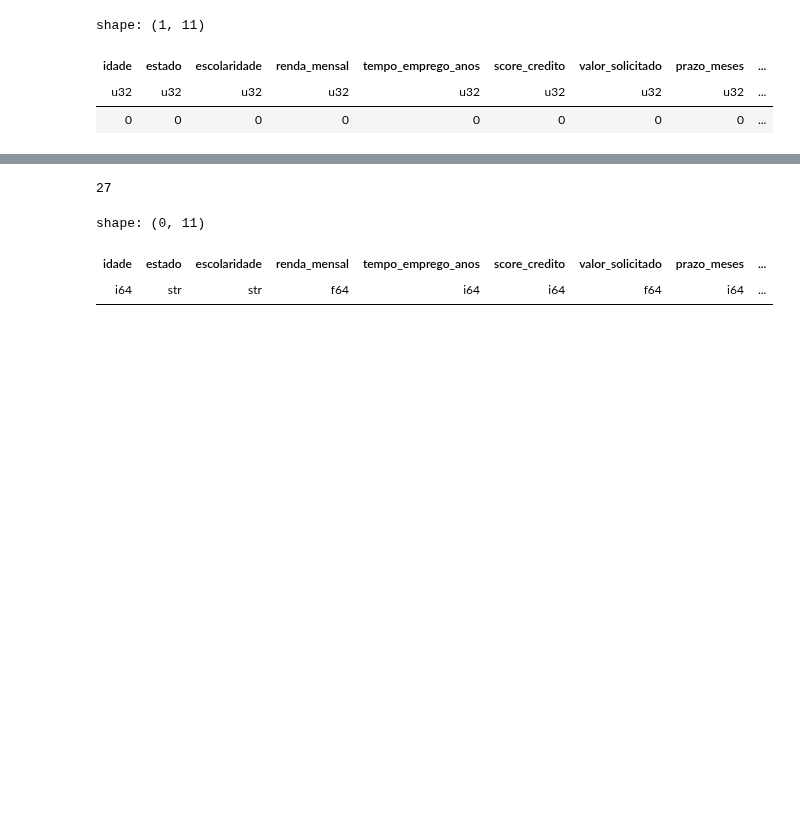
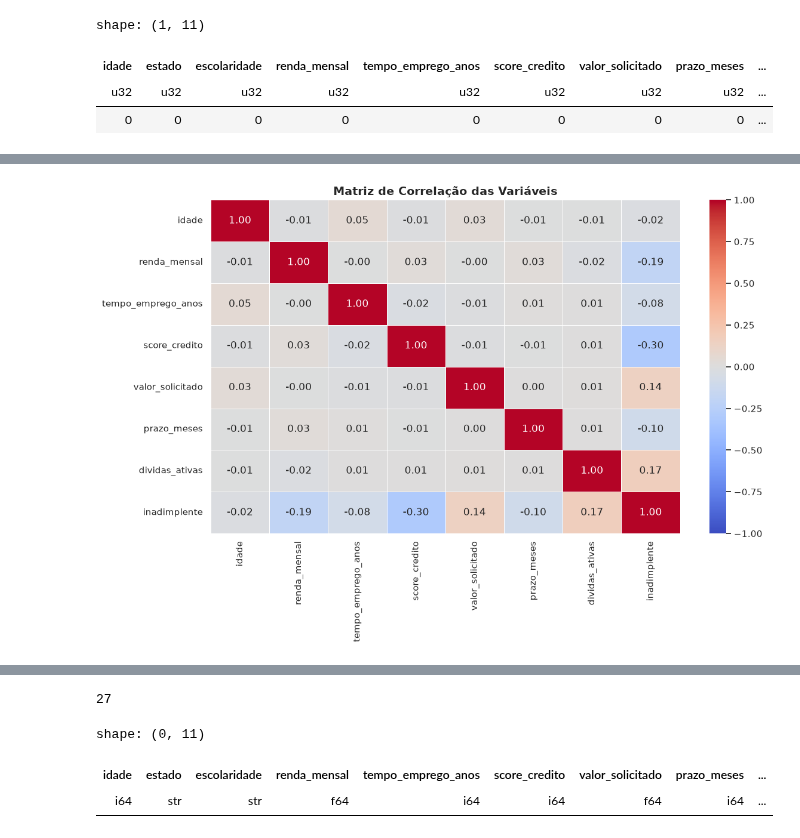
Before and after one commit to ufnovaes/Desafio_01_FTIA, a Jupyter notebook: Desafio_01.ipynb, the cells around one changed output, grey strips where cells are left out. Saved outputs shown, nothing was run; the diff lists cells and outputs as text; code cells hidden in the pictures; blank space fills up the shorter version.

```diff
--- a/Desafio_01.ipynb
+++ b/Desafio_01.ipynb
@@ -49,0 +139,20 @@ shape: (9, 12)
+# %%
+#Matriz de correlação de variáveis
+sns.set_theme(style="whitegrid")
+df_numerico = df.select(cs.numeric())
+matriz_corr = df_numerico.corr().to_pandas()
+matriz_corr.index = matriz_corr.columns
+plt.figure(figsize=(12, 8))
+sns.heatmap(
+    matriz_corr,
+    annot=True,
+    fmt=".2f",
+    cmap="coolwarm",
+    vmin=-1, vmax=1,
+    linewidths=0.5
+)
+plt.title("Matriz de Correlação das Variáveis", fontsize=14, fontweight="bold")
+plt.tight_layout()
+plt.show()
+# %% [output]
+[figure, added]
```
Also changed, not shown: parts of 31 cells of this notebook.
